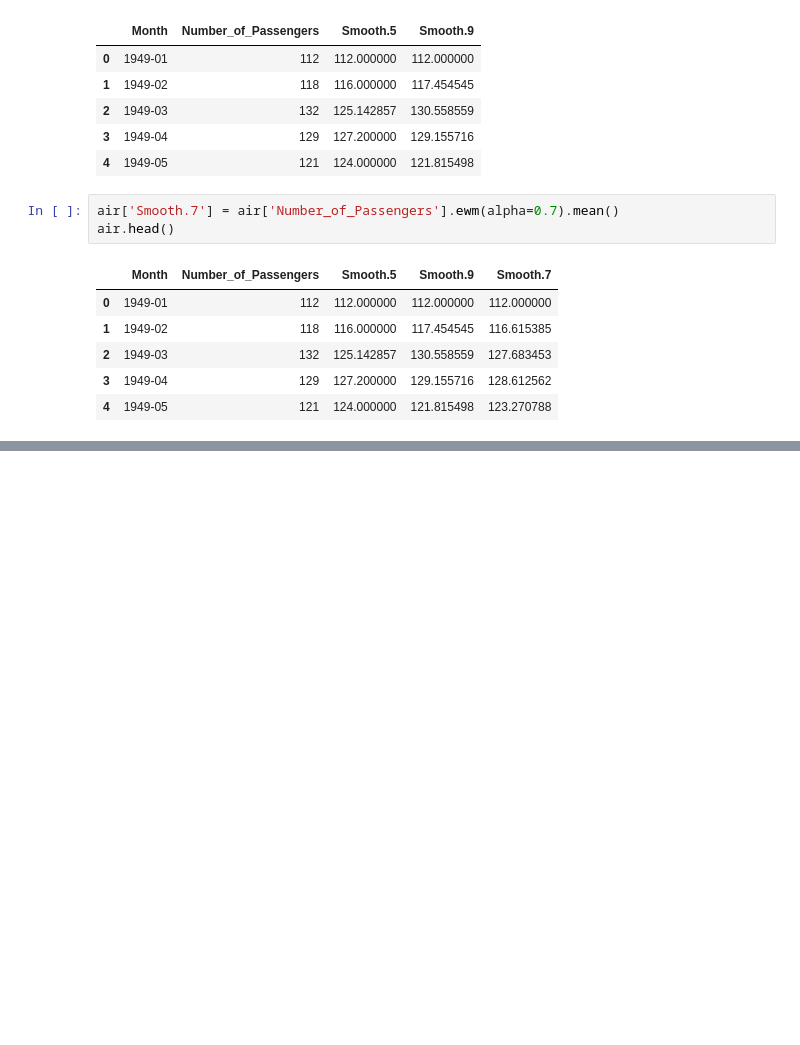
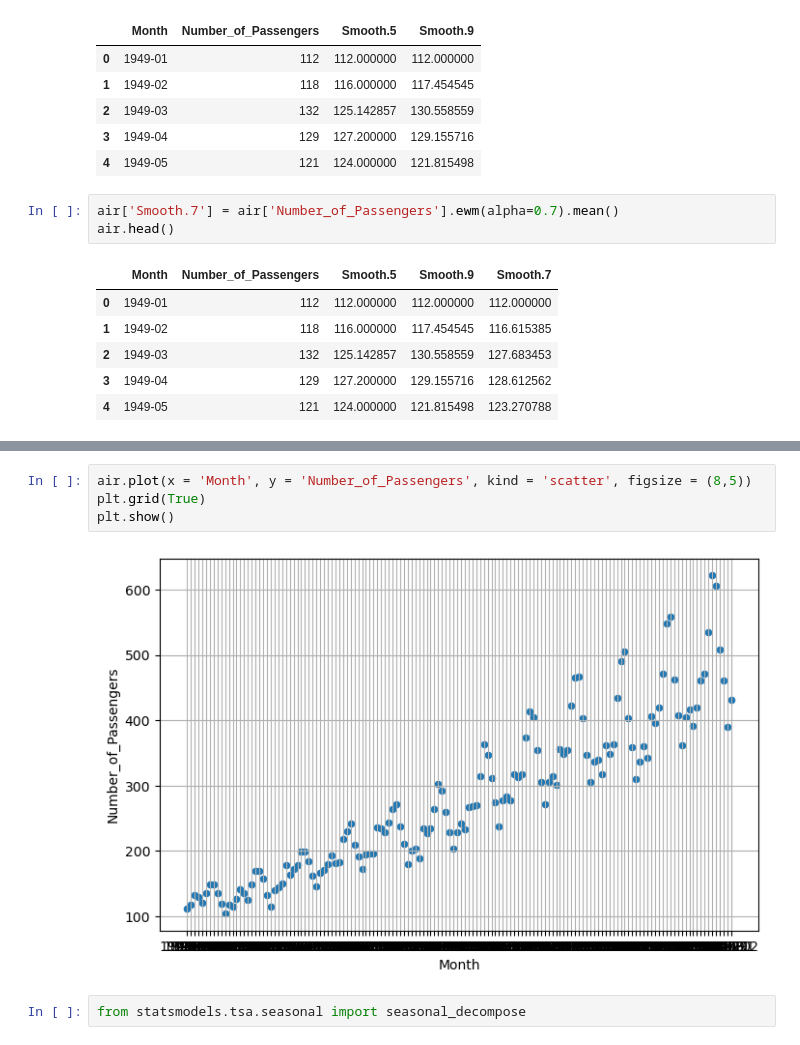
Before and after one commit to Veekits/Randoms, a Jupyter notebook: Time series Air pass/AirPass Exponential smoothing.ipynb, the cells around one changed output, grey strips where cells are left out. Cells and saved outputs as stored; diff of their text form; blank space fills up the shorter version.

```diff
--- a/Time series Air pass/AirPass Exponential smoothing.ipynb
+++ b/Time series Air pass/AirPass Exponential smoothing.ipynb
@@ -58,0 +69,8 @@ air.head()
+# %%
+air.plot(x = 'Month', y = 'Number_of_Passengers', kind = 'scatter', figsize = (8,5))
+plt.grid(True)
+plt.show()
+# %% [output]
+[figure, added]
+# %%
+from statsmodels.tsa.seasonal import seasonal_decompose
```
Also changed, not shown: parts of 5 cells of this notebook.
